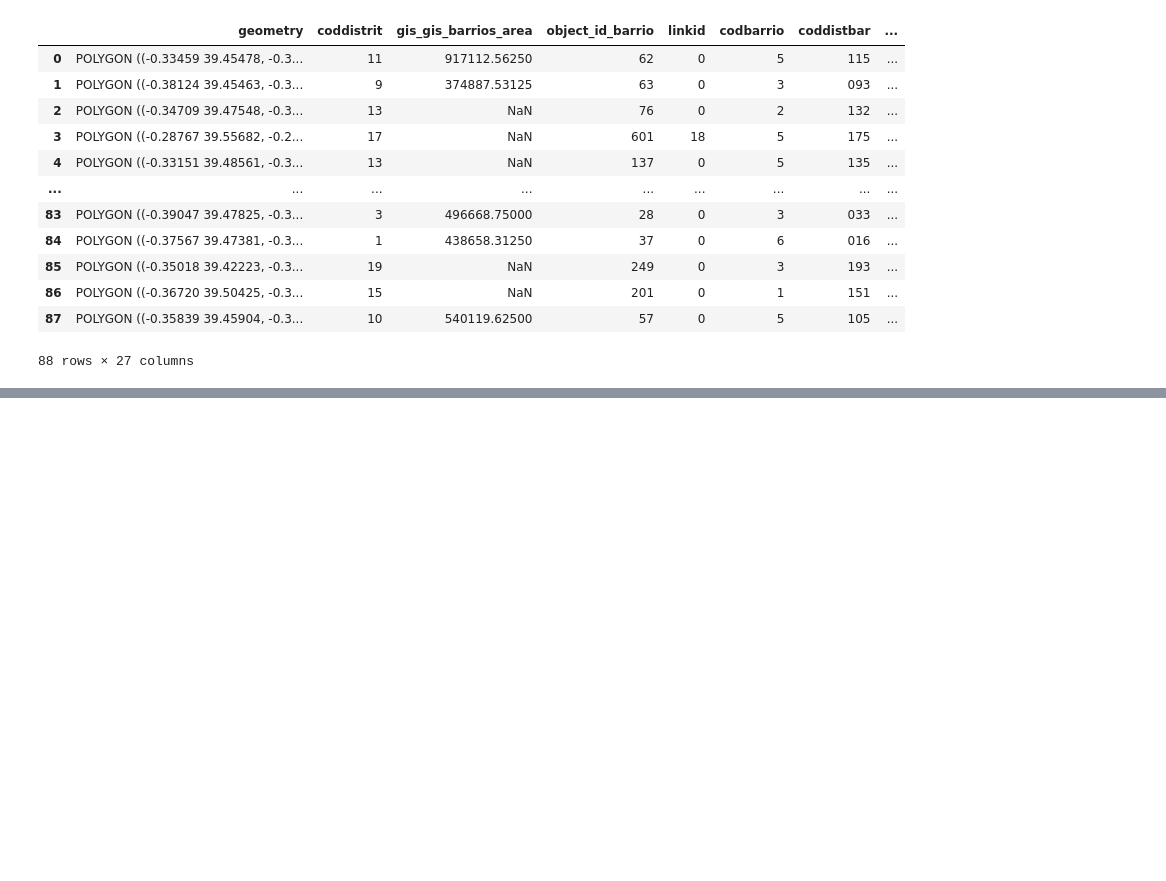
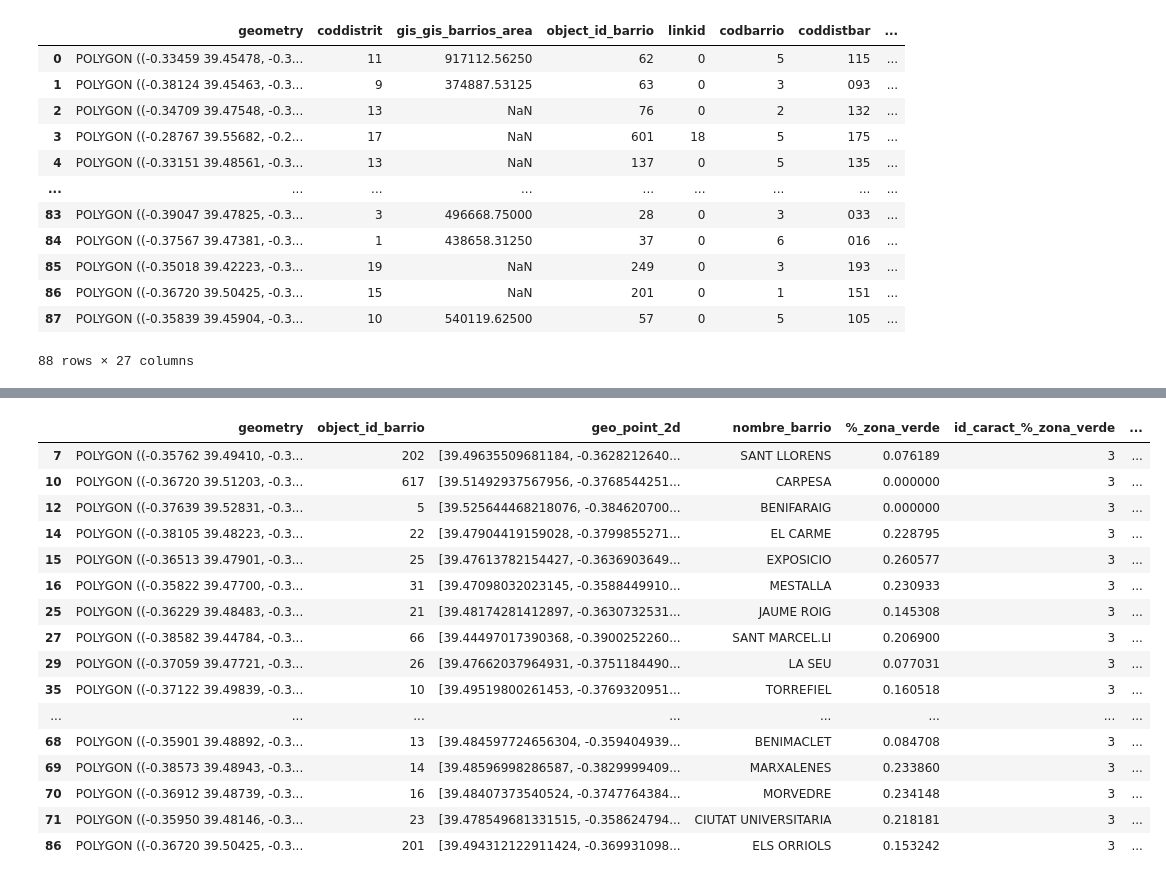
Before and after one commit to mimove/DATAPROJECT1, a Jupyter notebook: jupyter/data_cleaning.ipynb, the cells around one changed output, grey strips where cells are left out. Cells and saved outputs as stored; diff of their text form; code cells hidden in the pictures; blank space fills up the shorter version.

Commit message:
barrios_quality
Se completa el notebook de calidad del dato para barrios_caracteristicas_final.geojson

Susceptible a mejoras

```diff
--- a/jupyter/data_cleaning.ipynb
+++ b/jupyter/data_cleaning.ipynb
@@ -110,2 +48,0 @@ Index(['geometry', 'coddistrit', 'gis_gis_barrios_area', 'object_id_barrio',
-# %%
-barrios_df[barrios_df['num_colegios'].isna()] =
@@ -113,0 +82,11 @@ TypeError: Value should be either a BaseGeometry or None, got 0
+# %%
+# Eliminamos las filas de los barrios que no pertenecen al nucleo urbano de Valencia, ya que los datasets escogidos son inconsistentes y concentran más los datos en el nucleo urbano
+# Se eliminan barrios(EL PALMAR, EL PERELLONET, EL SALER, PINEDO, LES CASES DE BARCENA, MASSAROJOS, MAHUELLA-TAULADELLA, RAFALELL-VISTABELLA)
+
+blacklist = ['EL PALMAR', 'EL PERELLONET', 'EL SALER', 'PINEDO', 'LES CASES DE BARCENA', 'MASSARROJOS', 'MAHUELLA-TAULADELLA', 'RAFALELL-VISTABELLA']
+
+for i in blacklist:
+    barrios_df = barrios_df.drop(barrios_df.loc[barrios_df['nombre_barrio'] == i].index)
+
+
+barrios_df
@@ -113,0 +128,10 @@ TypeError: Value should be either a BaseGeometry or None, got 0
+# %%
+# Para cada caracteristica rellenamos los valores faltantes (NaN) con 0s en caso de que el valor sea cuantitativo. (%_zona_verde, num_hospitales, num_colegios, num_chargestations, num_contenedores)
+myList = ['%_zona_verde', 'num_hospitales', 'num_colegios', 'num_chargestations', 'num_contenedores', 'num_transporte']
+
+for i in myList:
+    barrios_df[i] = barrios_df[i].fillna(0)
+
+barrios_df.loc[barrios_df['num_colegios'] == 0] # Comprobamos la columna colegios para ver que se ha rellenado correctamente
+
+barrios_df.info()
@@ -113,0 +156,16 @@ TypeError: Value should be either a BaseGeometry or None, got 0
+# %%
+# CHANGING DATA TYPES
+# Los hospitales, colegios, contenedores, estaciones de transporte son valores discretos que en nuestro df vienen como float64. Los cambiamos a int64
+
+myList = ['num_hospitales', 'num_colegios', 'num_contenedores', 'num_transporte']
+
+for i in myList:
+    barrios_df[i] = barrios_df[i].astype('int64')
+
+# Las estaciones de carga (num_chargestations) están presentes en muy pocos barrios. Por tanto nos interesa ver en qué barrios están presentes estas. Para ello haremos que la columna num_chargestations sea bool. De forma que
+# indique True, cuando un barrio tiene estaciones de carga y False cuando no. Le cambiamos el nobre a la columna num_chargestations por chargestations para no indicar el nombre de la columna que es un número
+
+barrios_df['num_chargestations'] = barrios_df['num_chargestations'].astype('bool')
+barrios_df = barrios_df.rename(columns = {'num_chargestations' : 'chargestations'})
+
+barrios_df.info()
@@ -113,0 +206,22 @@ TypeError: Value should be either a BaseGeometry or None, got 0
+# %%
+# Finalmente nos queda lidiar con los nulos para el indice de pm25 (contaminación). Vamos a ver los barrios que tienen como null este valor:
+
+barrios_df.loc[barrios_df['pm25'].isna()]
+# %% [output]
+|  | geometry | object_id_barrio | geo_point_2d | nombre_barrio | %_zona_verde | id_caract_%_zona_verde | ... |
+| 7 | POLYGON ((-0.35762 39.49410, -0.3... | 202 | [39.49635509681184, -0.3628212640... | SANT LLORENS | 0.076189 | 3 | ... |
+| 10 | POLYGON ((-0.36720 39.51203, -0.3... | 617 | [39.51492937567956, -0.3768544251... | CARPESA | 0.000000 | 3 | ... |
+| 12 | POLYGON ((-0.37639 39.52831, -0.3... | 5 | [39.525644468218076, -0.384620700... | BENIFARAIG | 0.000000 | 3 | ... |
+| 14 | POLYGON ((-0.38105 39.48223, -0.3... | 22 | [39.47904419159028, -0.3799855271... | EL CARME | 0.228795 | 3 | ... |
+| 15 | POLYGON ((-0.36513 39.47901, -0.3... | 25 | [39.47613782154427, -0.3636903649... | EXPOSICIO | 0.260577 | 3 | ... |
+| 16 | POLYGON ((-0.35822 39.47700, -0.3... | 31 | [39.47098032023145, -0.3588449910... | MESTALLA | 0.230933 | 3 | ... |
+| 25 | POLYGON ((-0.36229 39.48483, -0.3... | 21 | [39.48174281412897, -0.3630732531... | JAUME ROIG | 0.145308 | 3 | ... |
+| 27 | POLYGON ((-0.38582 39.44784, -0.3... | 66 | [39.44497017390368, -0.3900252260... | SANT MARCEL.LI | 0.206900 | 3 | ... |
+| 29 | POLYGON ((-0.37059 39.47721, -0.3... | 26 | [39.47662037964931, -0.3751184490... | LA SEU | 0.077031 | 3 | ... |
+| 35 | POLYGON ((-0.37122 39.49839, -0.3... | 10 | [39.49519800261453, -0.3769320951... | TORREFIEL | 0.160518 | 3 | ... |
+| ... | ... | ... | ... | ... | ... | ... | ... |
+| 68 | POLYGON ((-0.35901 39.48892, -0.3... | 13 | [39.484597724656304, -0.359404939... | BENIMACLET | 0.084708 | 3 | ... |
+| 69 | POLYGON ((-0.38573 39.48943, -0.3... | 14 | [39.48596998286587, -0.3829999409... | MARXALENES | 0.233860 | 3 | ... |
+| 70 | POLYGON ((-0.36912 39.48739, -0.3... | 16 | [39.48407373540524, -0.3747764384... | MORVEDRE | 0.234148 | 3 | ... |
+| 71 | POLYGON ((-0.35950 39.48146, -0.3... | 23 | [39.478549681331515, -0.358624794... | CIUTAT UNIVERSITARIA | 0.218181 | 3 | ... |
+| 86 | POLYGON ((-0.36720 39.50425, -0.3... | 201 | [39.494312122911424, -0.369931098... | ELS ORRIOLS | 0.153242 | 3 | ... |
```
Also changed, not shown: parts of 17 cells of this notebook.
